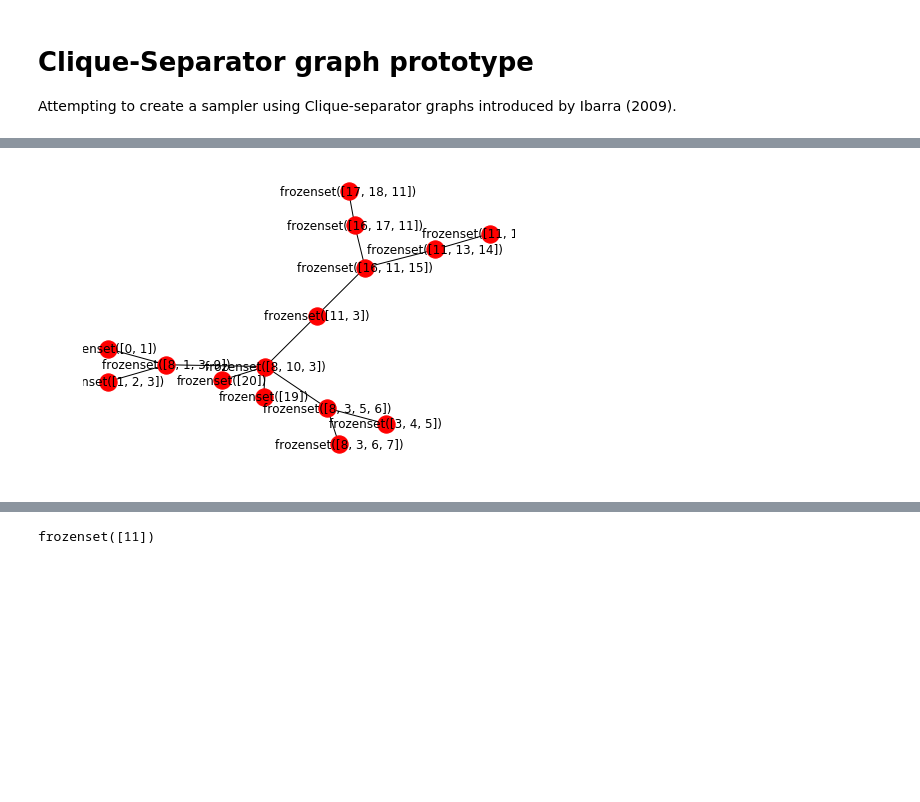
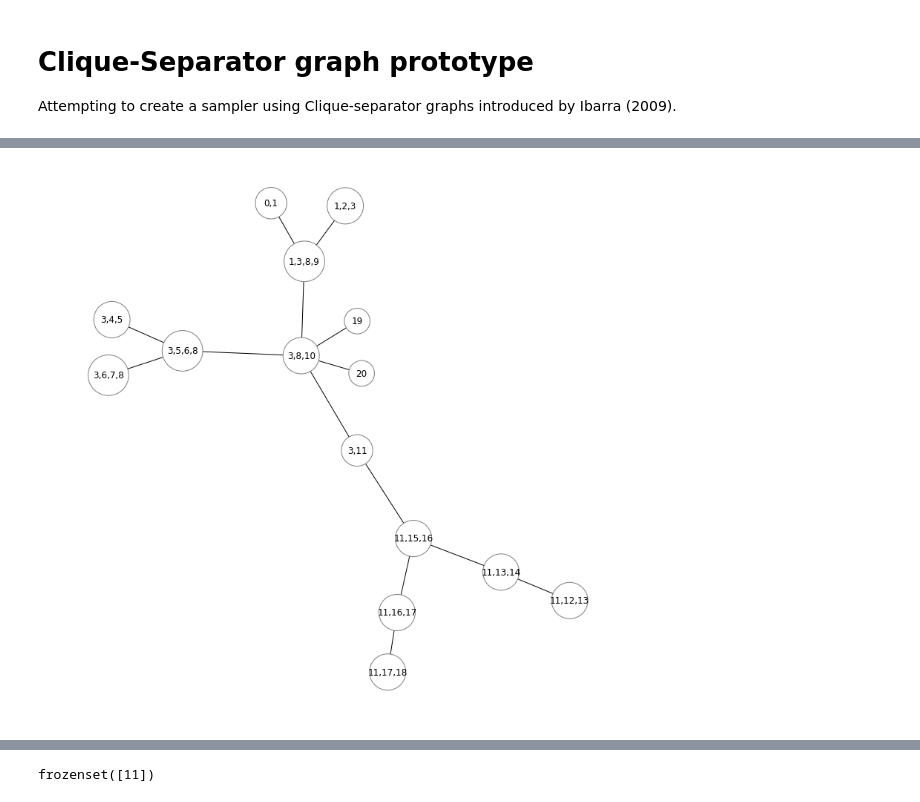
Before and after one commit to melmasri/parallelDG, a Jupyter notebook: examples/Clique-separator-graph.ipynb, the cells around one changed output, grey strips where cells are left out. Saved outputs shown, nothing was run; the diff lists cells and outputs as text; code cells hidden in the pictures; blank space fills up the shorter version.

```diff
--- a/examples/Clique-separator-graph.ipynb
+++ b/examples/Clique-separator-graph.ipynb
@@ -60,9 +63,10 @@ nx.draw(G, with_labels=True)
 # %%
 jt = dlib.junction_tree(G)
 node =frozenset([11])
-nx.draw(jt, with_labels=True)
+plt.figure(figsize=(10,10))
+jt.plot()
 # %% [output]
-[figure, old version]
+[figure, new version]
 # %%
 plt.figure(figsize = (12,12))
 cs = clib.clique_separator_graph(jt)
```
Also changed, not shown: parts of 4 cells of this notebook.
